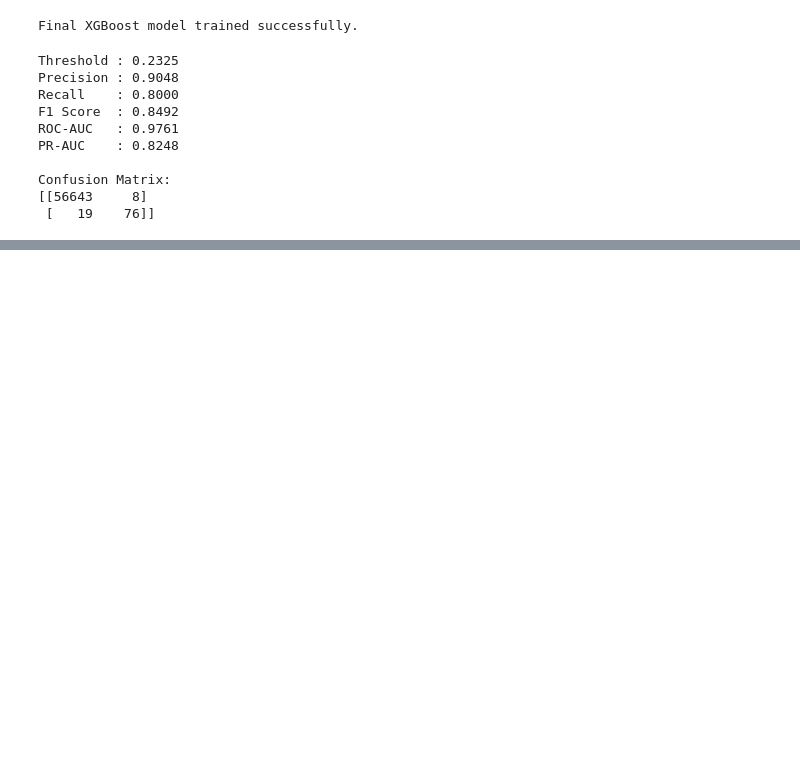
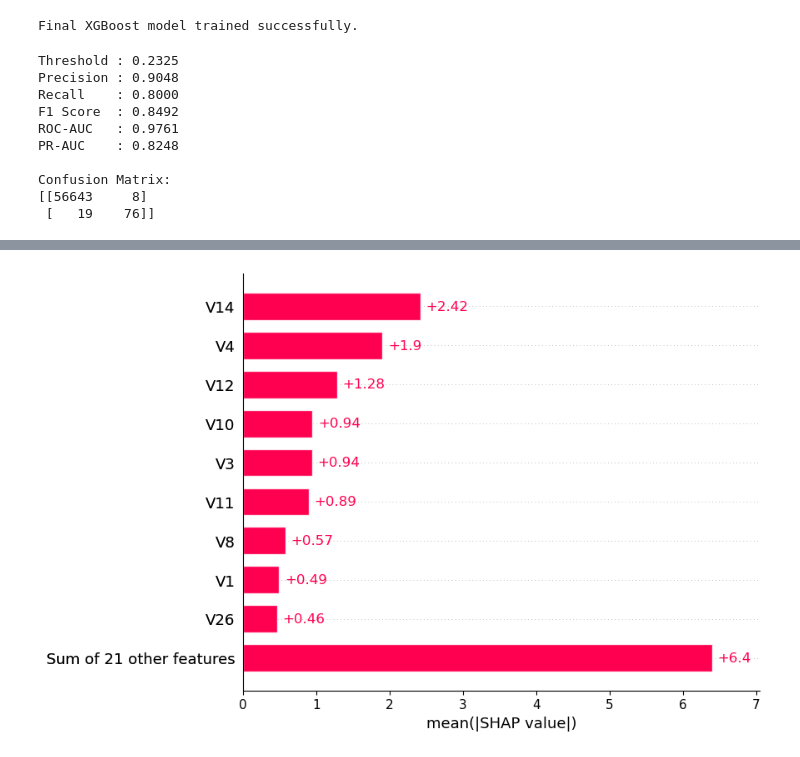
Before and after one commit to HNK69/creditCardFraud, a Jupyter notebook: notebooks/04_model_training.ipynb, the cells around one changed output, grey strips where cells are left out. Cells and saved outputs as stored; diff of their text form; code cells hidden in the pictures; blank space fills up the shorter version.

```diff
--- a/notebooks/04_model_training.ipynb
+++ b/notebooks/04_model_training.ipynb
@@ -740,0 +794,7 @@ print(final_comparison.round(4))
+# %%
+shap.plots.bar(
+    shap_values,
+    max_display = 10
+)
+# %% [output]
+[figure, added]
```
Also changed, not shown: parts of 8 cells of this notebook.
